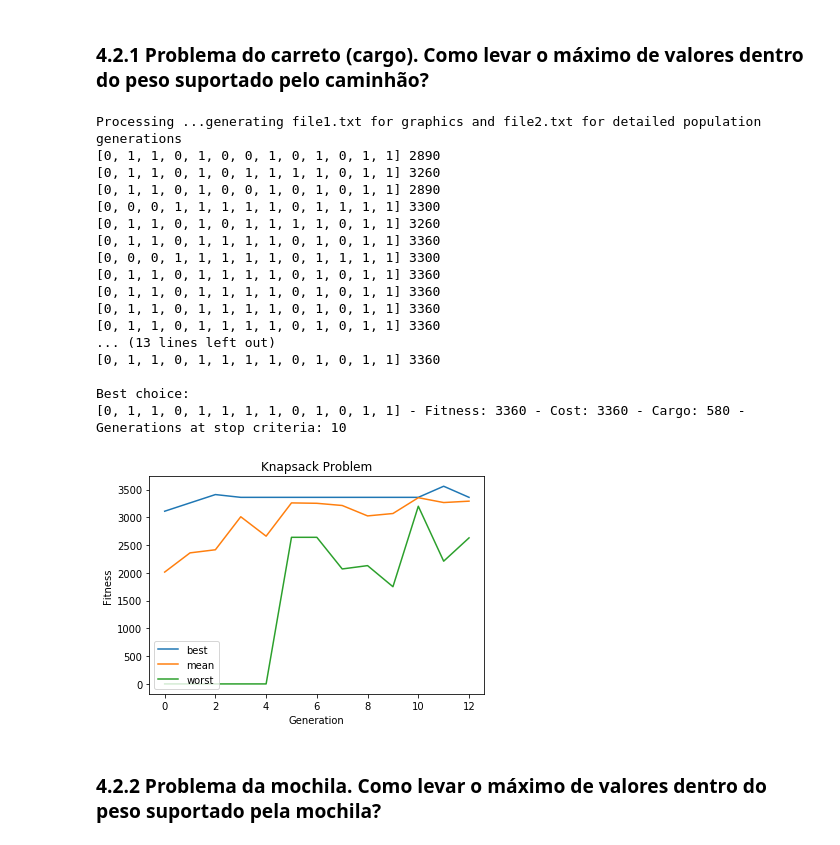
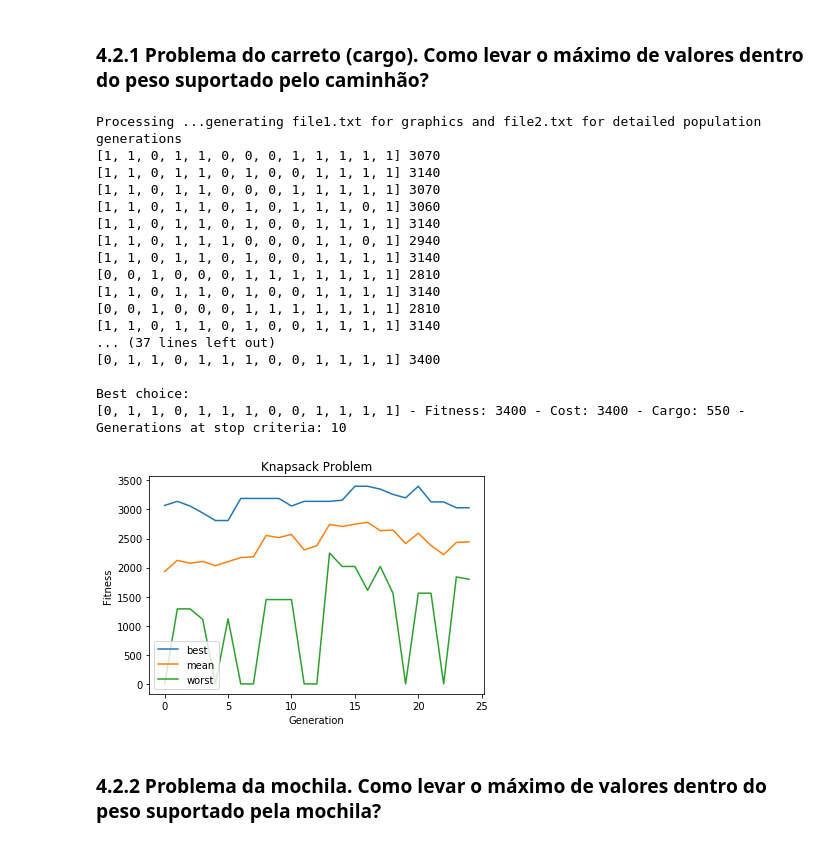
Before and after one commit to edbkei/MO416PROJ2, a Jupyter notebook: Project2/project2.ipynb, the cells around one changed output. Cells and saved outputs as stored; diff of their text form; code cells hidden in the pictures.

```diff
--- a/Project2/project2.ipynb
+++ b/Project2/project2.ipynb
@@ -75,50 +75,50 @@ config = Config({
     'costs': [100, 350, 200, 90, 500, 250, 220, 360, 150, 700, 400, 230, 550],
     'weights': [50, 90, 30, 40, 100, 70, 20, 80, 80, 90, 50, 30, 70],
     'cargo': 600
     },
     'selection': {
-        'strategy': SelectionStrategy.TOURNAMENT_BATTLE_ROYALE # ROULETE, TORNAMENT_BATTLE_ROYALE, or TOURNAMENT_PLAYOFF
+        'strategy': SelectionStrategy.ROULETTE # ROULETTE, TORNAMENT_BATTLE_ROYALE, or TOURNAMENT_PLAYOFF
     },
     'reproduction': {
-        'strategy': ReproductionStrategy.SEXUAL_SINGLE_POINT,  # ASEXUAL, SEXUAL_SINGLE_POINT, SEXUAL_DOUBLE_POINTS
+        'strategy': ReproductionStrategy.SEXUAL_DOUBLE_POINTS,  # ASEXUAL, SEXUAL_SINGLE_POINT, SEXUAL_DOUBLE_POINTS
         'rate': 0.8
     },
     'mutation': {
         'strategy': MutationStrategy.SEQUENCE_SWAP,            # GENERATIVE, SWAP, SEQUENCE_SWAP
         'rate': 0.2
     },
     'generation': {
         'strategy': GenerationStrategy.EXCHANGE,               # EXCHANGE, ELITISM, STEADY_STATE
         'population_size': 25,
     },
     'stop_criteria': {
         'num_generations': 10, #Used only on MAX_GENERATIONS and STEADY_PERIOD
         'type': StopCriteriaType.STEADY_PERIOD                 # MAX_GENERATION, MAX_FITNESS, CONVERGENCE, STEADY_PERIOD
         }
 })
 
 generationsResult = GeneticAlgorithmFacade(config).execute()
 
 plot_fitness(generationsResult)
 # %% [output]
 Processing ...generating file1.txt for graphics and file2.txt for detailed population generations
-[0, 1, 1, 0, 1, 0, 0, 1, 0, 1, 0, 1, 1] 2890
-[0, 1, 1, 0, 1, 0, 1, 1, 1, 1, 0, 1, 1] 3260
-[0, 1, 1, 0, 1, 0, 0, 1, 0, 1, 0, 1, 1] 2890
-[0, 0, 0, 1, 1, 1, 1, 1, 0, 1, 1, 1, 1] 3300
-[0, 1, 1, 0, 1, 0, 1, 1, 1, 1, 0, 1, 1] 3260
-[0, 1, 1, 0, 1, 1, 1, 1, 0, 1, 0, 1, 1] 3360
-[0, 0, 0, 1, 1, 1, 1, 1, 0, 1, 1, 1, 1] 3300
-[0, 1, 1, 0, 1, 1, 1, 1, 0, 1, 0, 1, 1] 3360
-[0, 1, 1, 0, 1, 1, 1, 1, 0, 1, 0, 1, 1] 3360
-[0, 1, 1, 0, 1, 1, 1, 1, 0, 1, 0, 1, 1] 3360
-[0, 1, 1, 0, 1, 1, 1, 1, 0, 1, 0, 1, 1] 3360
-... (13 lines left out)
-[0, 1, 1, 0, 1, 1, 1, 1, 0, 1, 0, 1, 1] 3360
+[1, 1, 0, 1, 1, 0, 0, 0, 1, 1, 1, 1, 1] 3070
+[1, 1, 0, 1, 1, 0, 1, 0, 0, 1, 1, 1, 1] 3140
+[1, 1, 0, 1, 1, 0, 0, 0, 1, 1, 1, 1, 1] 3070
+[1, 1, 0, 1, 1, 0, 1, 0, 1, 1, 1, 0, 1] 3060
+[1, 1, 0, 1, 1, 0, 1, 0, 0, 1, 1, 1, 1] 3140
+[1, 1, 0, 1, 1, 1, 0, 0, 0, 1, 1, 0, 1] 2940
+[1, 1, 0, 1, 1, 0, 1, 0, 0, 1, 1, 1, 1] 3140
+[0, 0, 1, 0, 0, 0, 1, 1, 1, 1, 1, 1, 1] 2810
+[1, 1, 0, 1, 1, 0, 1, 0, 0, 1, 1, 1, 1] 3140
+[0, 0, 1, 0, 0, 0, 1, 1, 1, 1, 1, 1, 1] 2810
+[1, 1, 0, 1, 1, 0, 1, 0, 0, 1, 1, 1, 1] 3140
+... (37 lines left out)
+[0, 1, 1, 0, 1, 1, 1, 0, 0, 1, 1, 1, 1] 3400
 
 Best choice:
-[0, 1, 1, 0, 1, 1, 1, 1, 0, 1, 0, 1, 1] - Fitness: 3360 - Cost: 3360 - Cargo: 580 - Generations at stop criteria: 10
+[0, 1, 1, 0, 1, 1, 1, 0, 0, 1, 1, 1, 1] - Fitness: 3400 - Cost: 3400 - Cargo: 550 - Generations at stop criteria: 10
-[figure, old version]
+[figure, new version]
 # %% [markdown]
 ### 4.2.2 Problema da mochila. Como levar o máximo de valores dentro do peso suportado pela mochila?
 # %%
```
Also changed, not shown: parts of 6 cells of this notebook.
